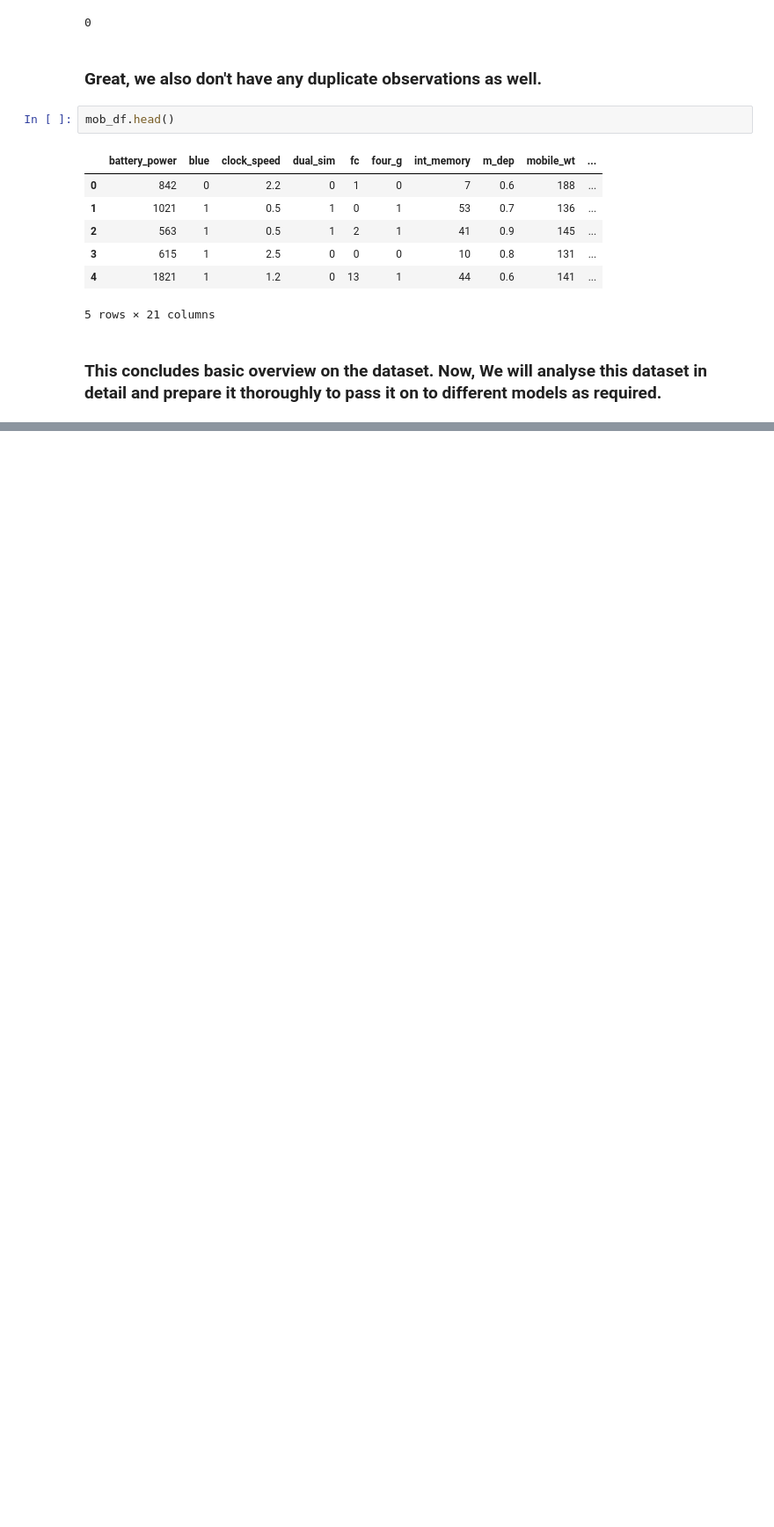
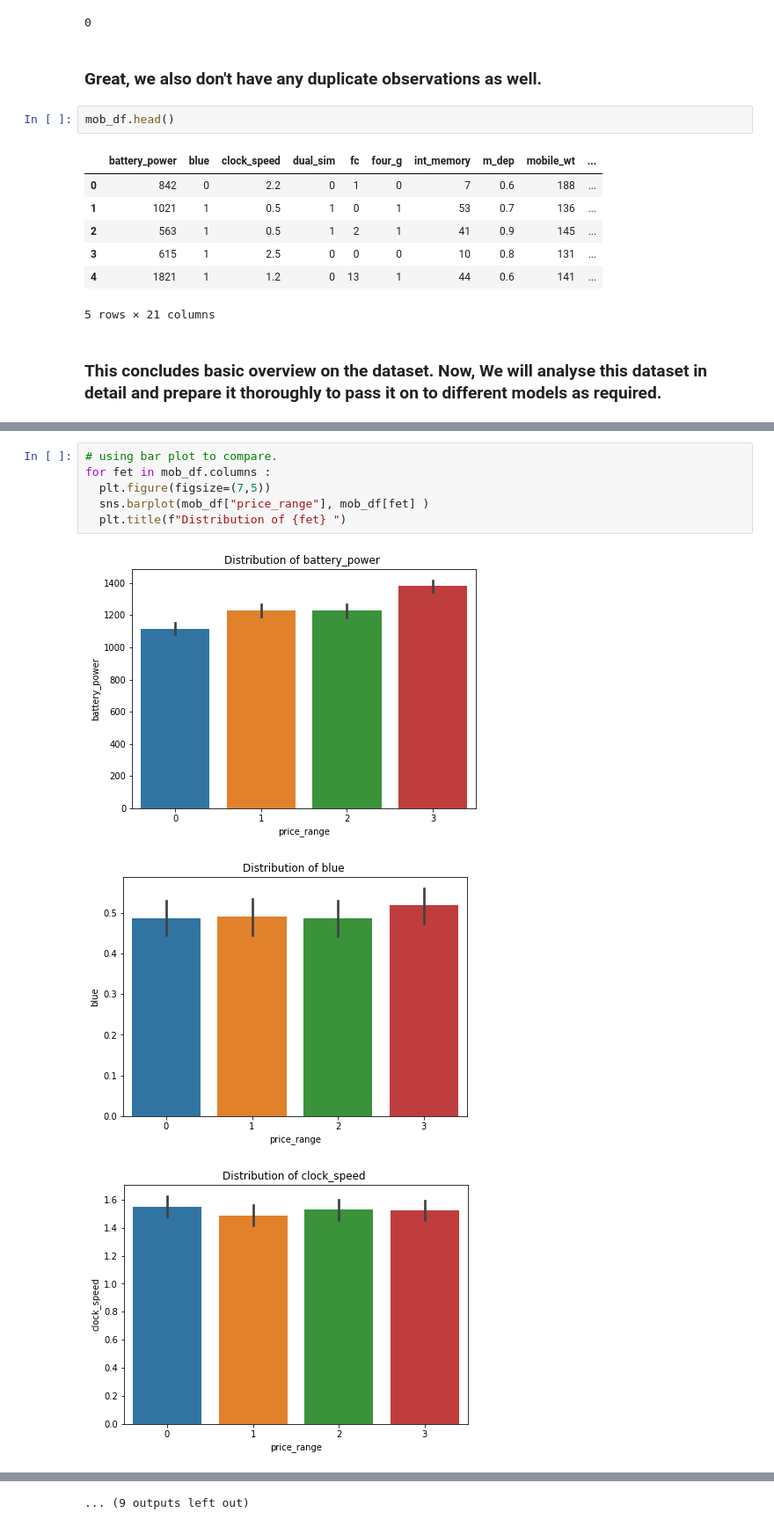
Before and after one commit to tanay47/Mobile-Price-Range-Prediction, a Jupyter notebook: Mobile_Price_Range_Prediction.ipynb, the cells around one changed output, grey strips where cells are left out. Shown at 88% size. Drawn from its saved outputs; the diff is of its cells as text; blank space fills up the shorter version.

```diff
--- a/Mobile_Price_Range_Prediction.ipynb
+++ b/Mobile_Price_Range_Prediction.ipynb
@@ -154,0 +223,10 @@ mob_df.head()
+# %%
+# using bar plot to compare.
+for fet in mob_df.columns :
+  plt.figure(figsize=(7,5))
+  sns.barplot(mob_df["price_range"], mob_df[fet] )
+  plt.title(f"Distribution of {fet} ")
+# %% [output]
+[figure, added]
+[figure, added]
+[figure, added]
@@ -154,0 +242 @@ mob_df.head()
+... (9 outputs left out)
```
Also changed, not shown: parts of 23 cells of this notebook.
